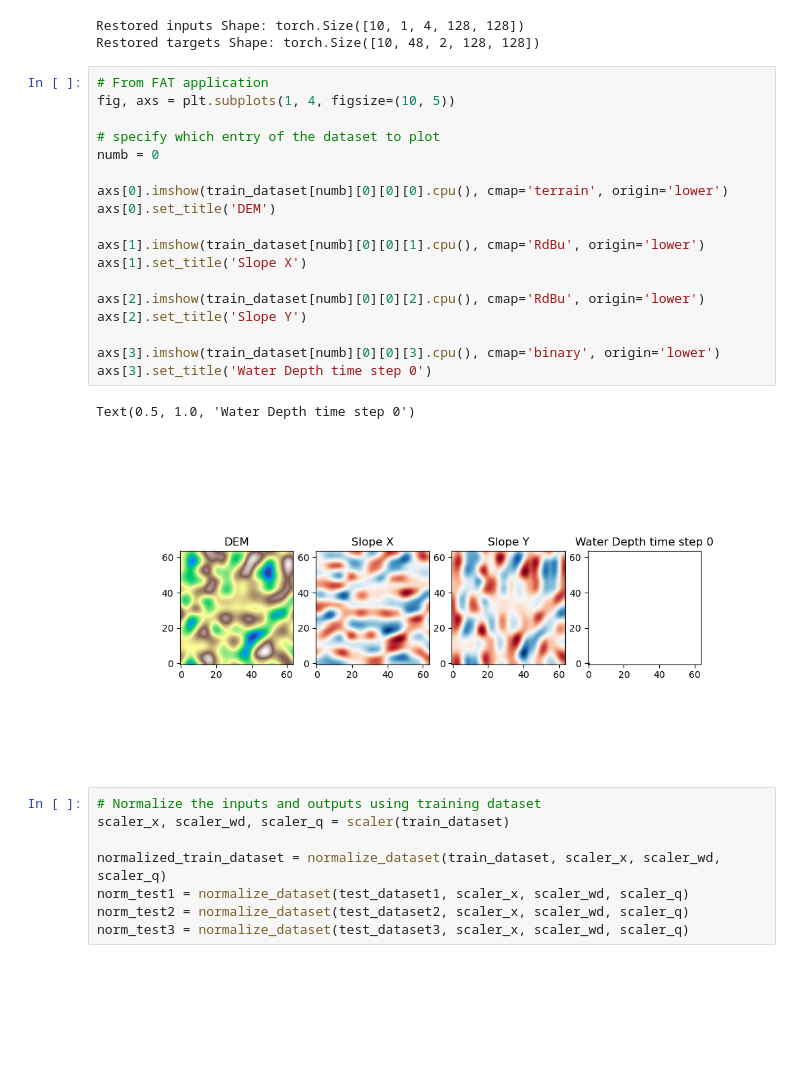
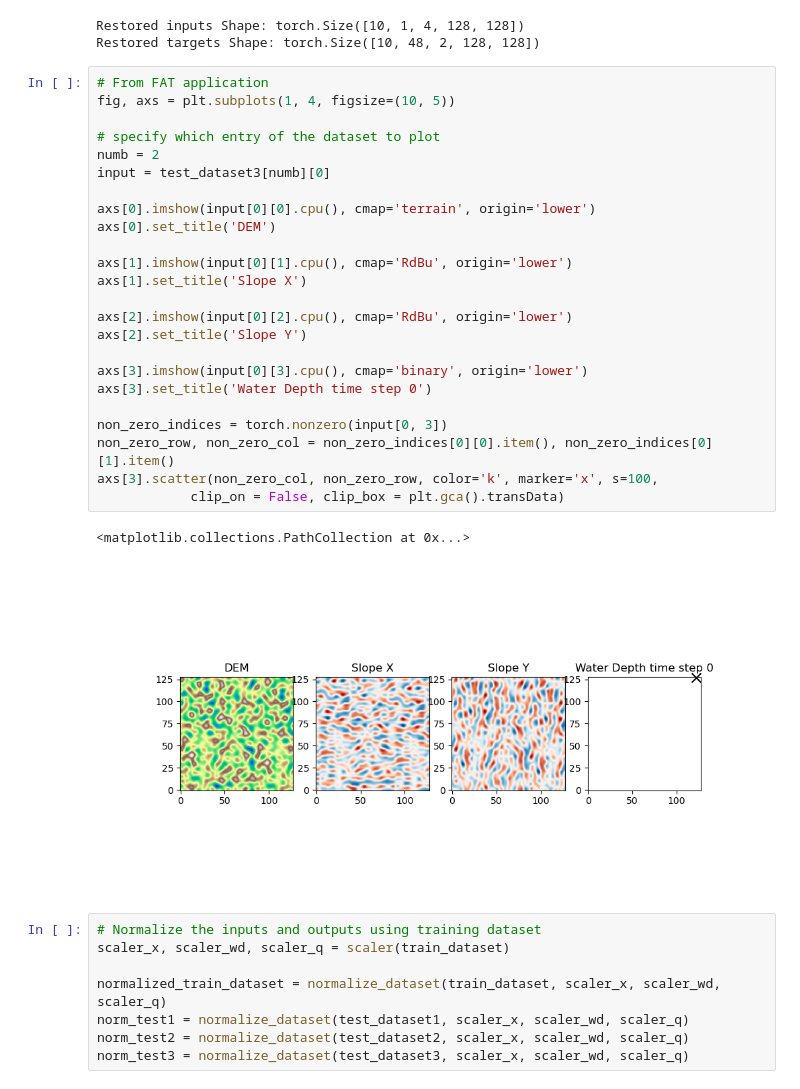
Before and after one commit to antoniomagherini99/FLOOD_group2, a Jupyter notebook: notebooks/Trained_conv_lstm.ipynb, the cells around one changed output. Saved outputs shown, nothing was run; the diff lists cells and outputs as text; blank space fills up the shorter version.

```diff
--- a/notebooks/Trained_conv_lstm.ipynb
+++ b/notebooks/Trained_conv_lstm.ipynb
@@ -77,24 +78,30 @@ Restored targets Shape: torch.Size([10, 48, 2, 128, 128])
 # %%
 # From FAT application
 fig, axs = plt.subplots(1, 4, figsize=(10, 5))
 
 # specify which entry of the dataset to plot
-numb = 0
+numb = 2
+input = test_dataset3[numb][0]
 
-axs[0].imshow(train_dataset[numb][0][0][0].cpu(), cmap='terrain', origin='lower')
+axs[0].imshow(input[0][0].cpu(), cmap='terrain', origin='lower')
 axs[0].set_title('DEM')
 
-axs[1].imshow(train_dataset[numb][0][0][1].cpu(), cmap='RdBu', origin='lower')
+axs[1].imshow(input[0][1].cpu(), cmap='RdBu', origin='lower')
 axs[1].set_title('Slope X')
 
-axs[2].imshow(train_dataset[numb][0][0][2].cpu(), cmap='RdBu', origin='lower')
+axs[2].imshow(input[0][2].cpu(), cmap='RdBu', origin='lower')
 axs[2].set_title('Slope Y')
 
-axs[3].imshow(train_dataset[numb][0][0][3].cpu(), cmap='binary', origin='lower')
+axs[3].imshow(input[0][3].cpu(), cmap='binary', origin='lower')
 axs[3].set_title('Water Depth time step 0')
+
+non_zero_indices = torch.nonzero(input[0, 3])
+non_zero_row, non_zero_col = non_zero_indices[0][0].item(), non_zero_indices[0][1].item()
+axs[3].scatter(non_zero_col, non_zero_row, color='k', marker='x', s=100,
+            clip_on = False, clip_box = plt.gca().transData)
 # %% [output]
-Text(0.5, 1.0, 'Water Depth time step 0')
+<matplotlib.collections.PathCollection at 0x...>
-[figure, old version]
+[figure, new version]
 # %%
 # Normalize the inputs and outputs using training dataset
 scaler_x, scaler_wd, scaler_q = scaler(train_dataset)
```
Also changed, not shown: parts of 7 cells of this notebook, 3 other files.
